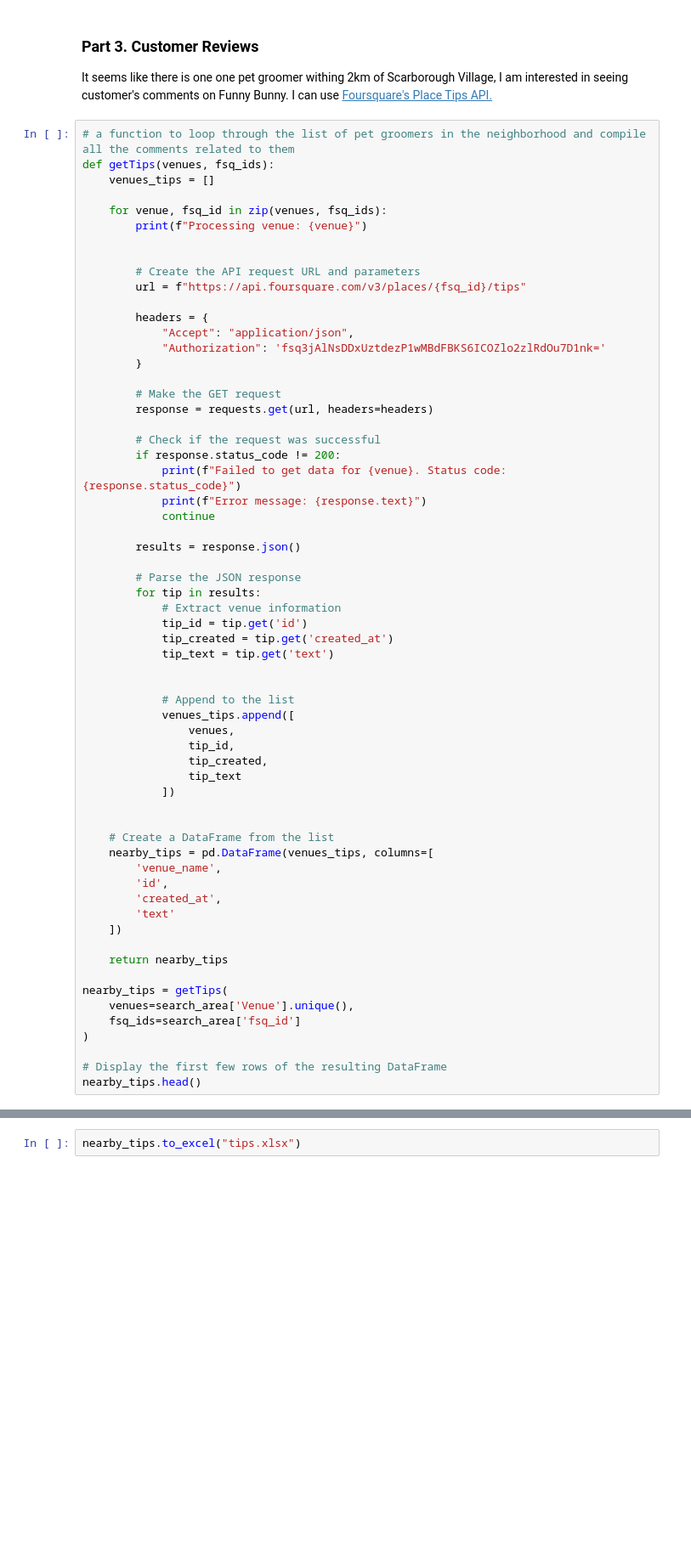
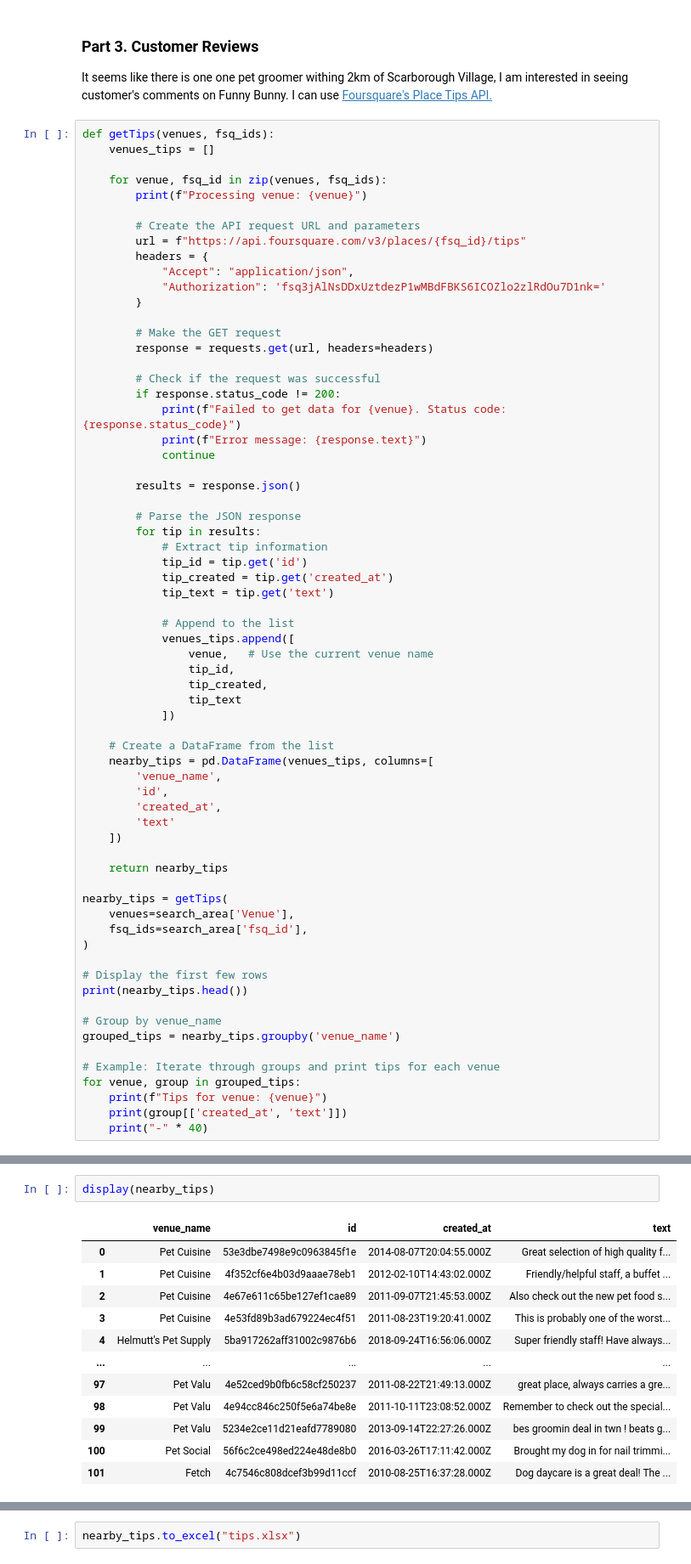
Before and after one commit to martpel24/FarmDog, a Jupyter notebook: ExploringCompetitors.ipynb, the cells around one changed output, grey strips where cells are left out. Shown at 85% size. Saved outputs shown, nothing was run; the diff lists cells and outputs as text; blank space fills up the shorter version.

```diff
--- a/ExploringCompetitors.ipynb
+++ b/ExploringCompetitors.ipynb
@@ -270,17 +270,14 @@ See the caveats in the documentation: https://pandas.pydata.org/pandas-docs/stab
 ### Part 3. Customer Reviews
 It seems like there is one one pet groomer withing 2km of Scarborough Village, I am interested in seeing customer's comments on Funny Bunny.  I can use [Foursquare's Place Tips API.](https://docs.foursquare.com/developer/reference/place-tips)
 # %%
-# a function to loop through the list of pet groomers in the neighborhood and compile all the comments related to them
 def getTips(venues, fsq_ids):
     venues_tips = []
 
     for venue, fsq_id in zip(venues, fsq_ids):
         print(f"Processing venue: {venue}")
 
-
         # Create the API request URL and parameters
         url = f"https://api.foursquare.com/v3/places/{fsq_id}/tips"
-
         headers = {
             "Accept": "application/json",
             "Authorization": 'fsq3jAlNsDDxUztdezP1wMBdFBKS6ICOZlo2zlRdOu7D1nk='
@@ -299,20 +296,18 @@ def getTips(venues, fsq_ids):
 
         # Parse the JSON response
         for tip in results:
-            # Extract venue information
+            # Extract tip information
             tip_id = tip.get('id')
             tip_created = tip.get('created_at')
             tip_text = tip.get('text')
 
-
             # Append to the list
             venues_tips.append([
-                venues,
+                venue,   # Use the current venue name
                 tip_id,
                 tip_created,
                 tip_text
             ])
-
 
     # Create a DataFrame from the list
     nearby_tips = pd.DataFrame(venues_tips, columns=[
@@ -325,10 +320,19 @@ def getTips(venues, fsq_ids):
     return nearby_tips
 
 nearby_tips = getTips(
-    venues=search_area['Venue'].unique(),
-    fsq_ids=search_area['fsq_id']
+    venues=search_area['Venue'],
+    fsq_ids=search_area['fsq_id'],
 )
 
-# Display the first few rows of the resulting DataFrame
-nearby_tips.head()
+# Display the first few rows
+print(nearby_tips.head())
+
+# Group by venue_name
+grouped_tips = nearby_tips.groupby('venue_name')
+
+# Example: Iterate through groups and print tips for each venue
+for venue, group in grouped_tips:
+    print(f"Tips for venue: {venue}")
+    print(group[['created_at', 'text']])
+    print("-" * 40)
 # %% [output]
@@ -339,0 +356,15 @@ len(search_area['Venue'].unique())
+# %%
+display(nearby_tips)
+# %% [output]
+|  | venue_name | id | created_at | text |
+| 0 | Pet Cuisine | 53e3dbe7498e9c0963845f1e | 2014-08-07T20:04:55.000Z | Great selection of high quality f... |
+| 1 | Pet Cuisine | 4f352cf6e4b03d9aaae78eb1 | 2012-02-10T14:43:02.000Z | Friendly/helpful staff, a buffet ... |
+| 2 | Pet Cuisine | 4e67e611c65be127ef1cae89 | 2011-09-07T21:45:53.000Z | Also check out the new pet food s... |
+| 3 | Pet Cuisine | 4e53fd89b3ad679224ec4f51 | 2011-08-23T19:20:41.000Z | This is probably one of the worst... |
+| 4 | Helmutt's Pet Supply | 5ba917262aff31002c9876b6 | 2018-09-24T16:56:06.000Z | Super friendly staff! Have always... |
+| ... | ... | ... | ... | ... |
+| 97 | Pet Valu | 4e52ced9b0fb6c58cf250237 | 2011-08-22T21:49:13.000Z | great place, always carries a gre... |
+| 98 | Pet Valu | 4e94cc846c250f5e6a74be8e | 2011-10-11T23:08:52.000Z | Remember to check out the special... |
+| 99 | Pet Valu | 5234e2ce11d21eafd7789080 | 2013-09-14T22:27:26.000Z | bes groomin deal in twn ! beats g... |
+| 100 | Pet Social | 56f6c2ce498ed224e48de8b0 | 2016-03-26T17:11:42.000Z | Brought my dog in for nail trimmi... |
+| 101 | Fetch | 4c7546c808dcef3b99d11ccf | 2010-08-25T16:37:28.000Z | Dog daycare is a great deal! The ... |
```
Also changed, not shown: parts of 3 cells of this notebook, 2 other files.
